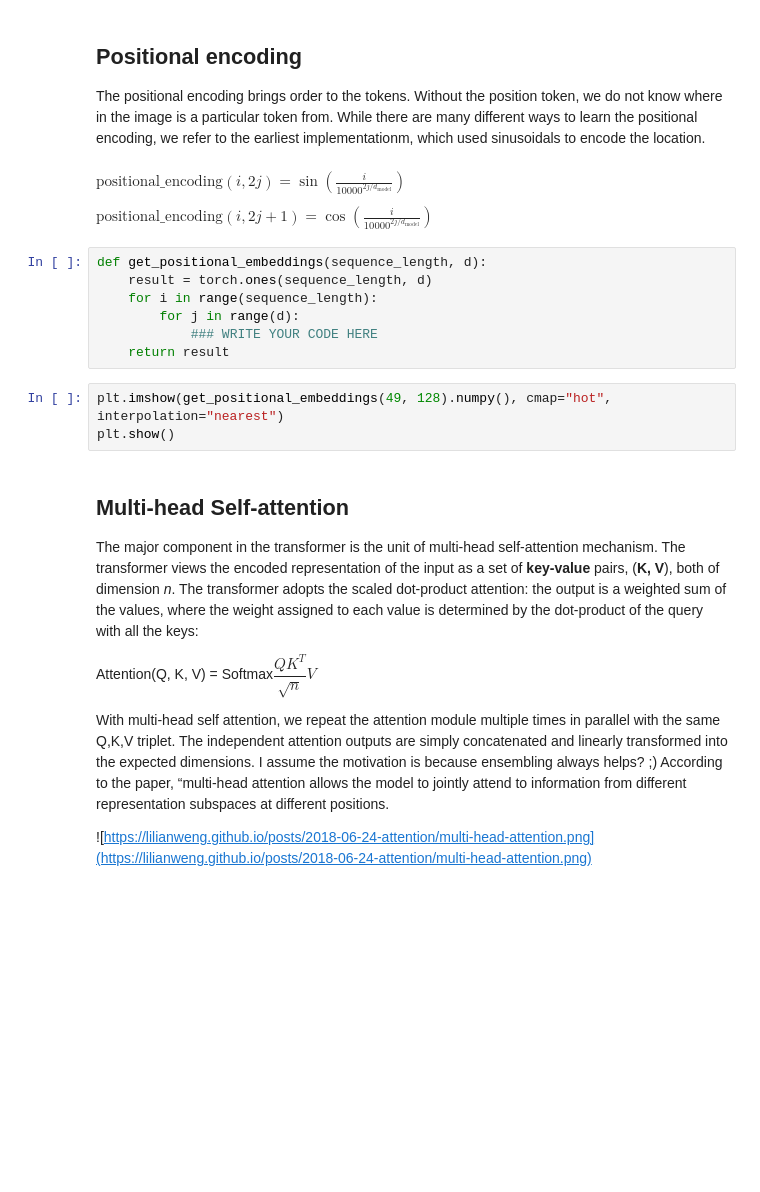
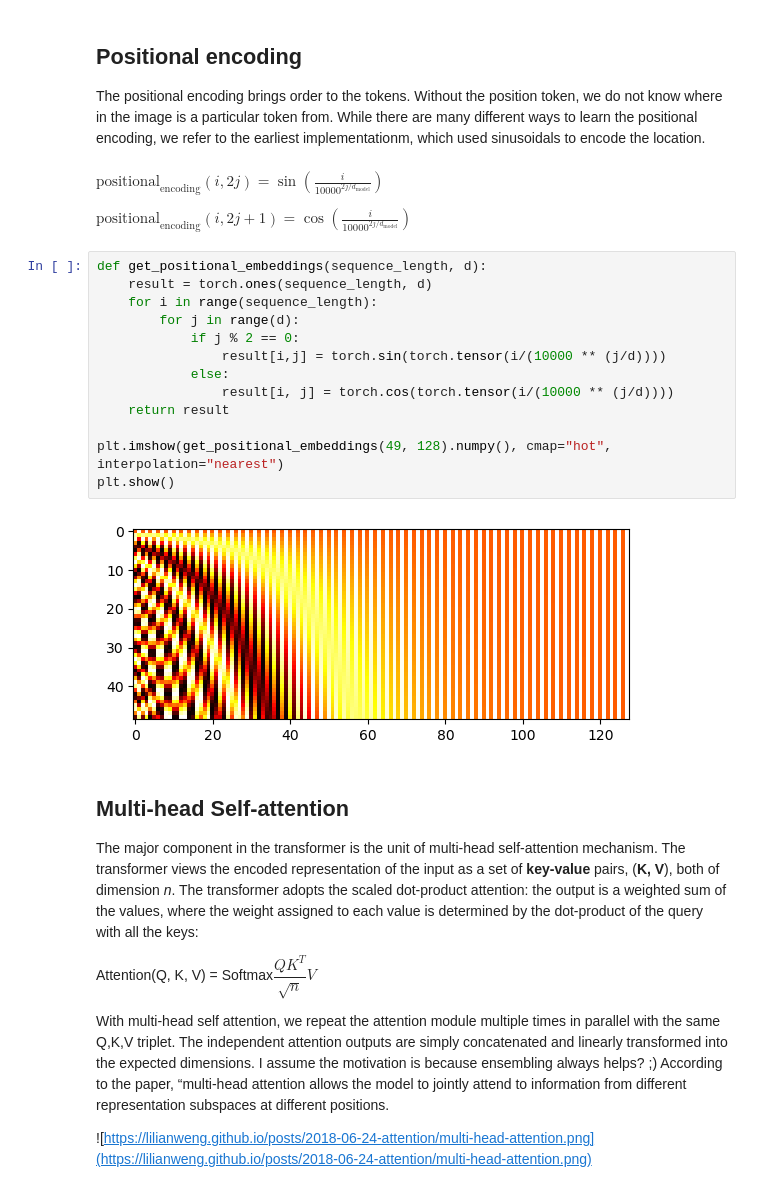
Before and after one commit to userdarius/cs-233-intro-to-ml, a Jupyter notebook: week-11/Exercise 11 - Transformers.ipynb, the cells around one changed output. Saved outputs shown, nothing was run; the diff lists cells and outputs as text; blank space fills up the shorter version.

```diff
--- a/week-11/Exercise 11 - Transformers.ipynb
+++ b/week-11/Exercise 11 - Transformers.ipynb
@@ -71,20 +82,25 @@ assert patchify(torch.rand(16, 3, 56, 56), 7).shape == (16, 49, 192)
 The positional encoding brings order to the tokens. Without the position token, we do not know where in the image is a particular token from. While there are many different ways to learn the positional encoding, we refer to the earliest implementationm, which used sinusoidals to encode the location.
 # %% [markdown]
 $
-\text{{positional_encoding}}(i, 2j) = \sin\left(\frac{{i}}{{10000^{2j/d_{\text{{model}}}}}}\right)
+\text{positional}_\text{encoding}(i, 2j) = \sin\left(\frac{{i}}{{10000^{2j/d_{\text{{model}}}}}}\right)
 $
 
-$\text{{positional_encoding}}(i, 2j+1) = \cos\left(\frac{{i}}{{10000^{2j/d_{\text{{model}}}}}}\right) $
+$\text{positional}_\text{encoding}(i, 2j+1) = \cos\left(\frac{{i}}{{10000^{2j/d_{\text{{model}}}}}}\right) $
 # %%
 def get_positional_embeddings(sequence_length, d):
     result = torch.ones(sequence_length, d)
     for i in range(sequence_length):
         for j in range(d):
-            ### WRITE YOUR CODE HERE
+            if j % 2 == 0:
+                result[i,j] = torch.sin(torch.tensor(i/(10000 ** (j/d))))
+            else:
+                result[i, j] = torch.cos(torch.tensor(i/(10000 ** (j/d))))
     return result
+
+plt.imshow(get_positional_embeddings(49, 128).numpy(), cmap="hot", interpolation="nearest")
+plt.show()
+# %% [output]
+[figure, added]
-# %%
-plt.imshow(get_positional_embeddings(49, 128).numpy(), cmap="hot", interpolation="nearest")
-plt.show()
 # %% [markdown]
 ## Multi-head Self-attention
 
```
Also changed, not shown: parts of 5 cells of this notebook.
